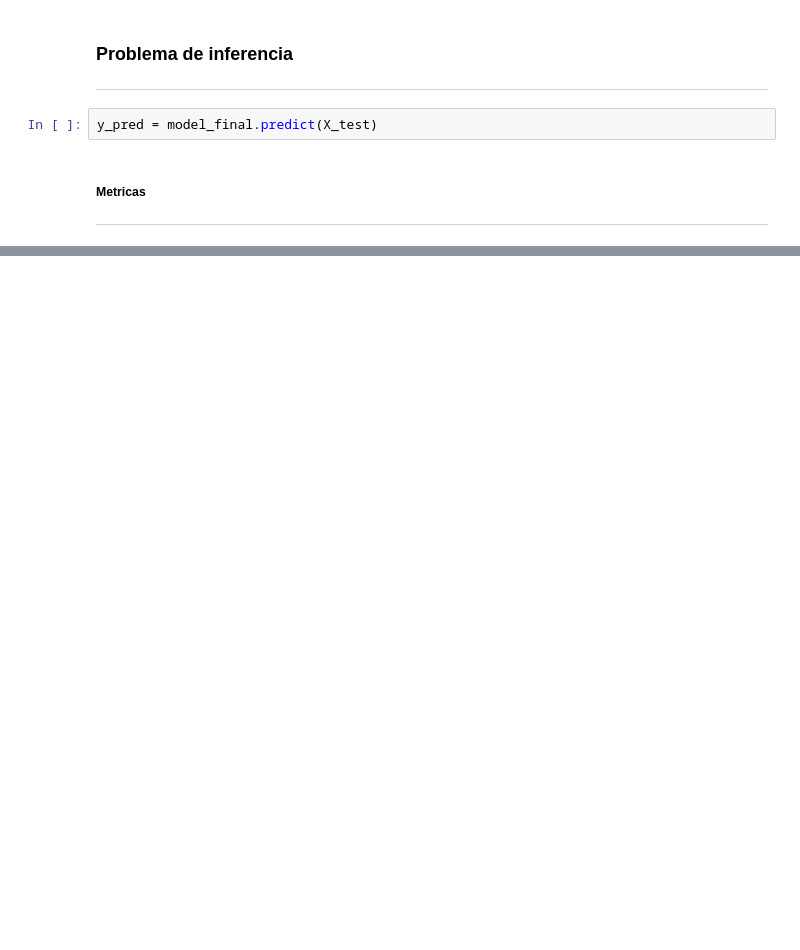
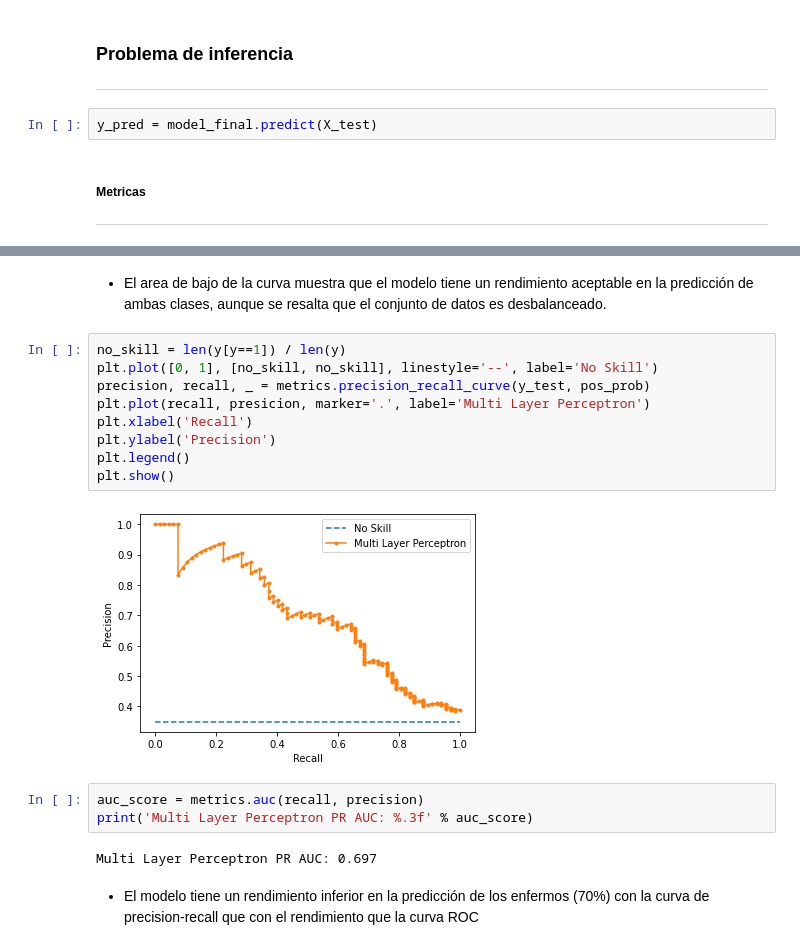
Before and after one commit to Kaiziferr/deep_learning, a Jupyter notebook: multilayer_perceptron/02_workshop_parameter_optimizer.ipynb, the cells around one changed output, grey strips where cells are left out. Cells and saved outputs as stored; diff of their text form; blank space fills up the shorter version.

```diff
--- a/multilayer_perceptron/02_workshop_parameter_optimizer.ipynb
+++ b/multilayer_perceptron/02_workshop_parameter_optimizer.ipynb
@@ -227,0 +276,20 @@ F1-score    : 0.6559999999999999
+# %% [markdown]
+- El area de bajo de la curva muestra que el modelo tiene un rendimiento aceptable en la predicción de ambas clases, aunque se resalta que el conjunto de datos es desbalanceado.
+# %%
+no_skill = len(y[y==1]) / len(y)
+plt.plot([0, 1], [no_skill, no_skill], linestyle='--', label='No Skill')
+precision, recall, _ = metrics.precision_recall_curve(y_test, pos_prob)
+plt.plot(recall, presicion, marker='.', label='Multi Layer Perceptron')
+plt.xlabel('Recall')
+plt.ylabel('Precision')
+plt.legend()
+plt.show()
+# %% [output]
+[figure, added]
+# %%
+auc_score = metrics.auc(recall, precision)
+print('Multi Layer Perceptron PR AUC: %.3f' % auc_score)
+# %% [output]
+Multi Layer Perceptron PR AUC: 0.697
+# %% [markdown]
+- El modelo tiene un rendimiento inferior en la predicción de los enfermos (70%) con la curva de precision-recall que con el rendimiento que la curva ROC
```
Also changed, not shown: parts of 27 cells of this notebook.
